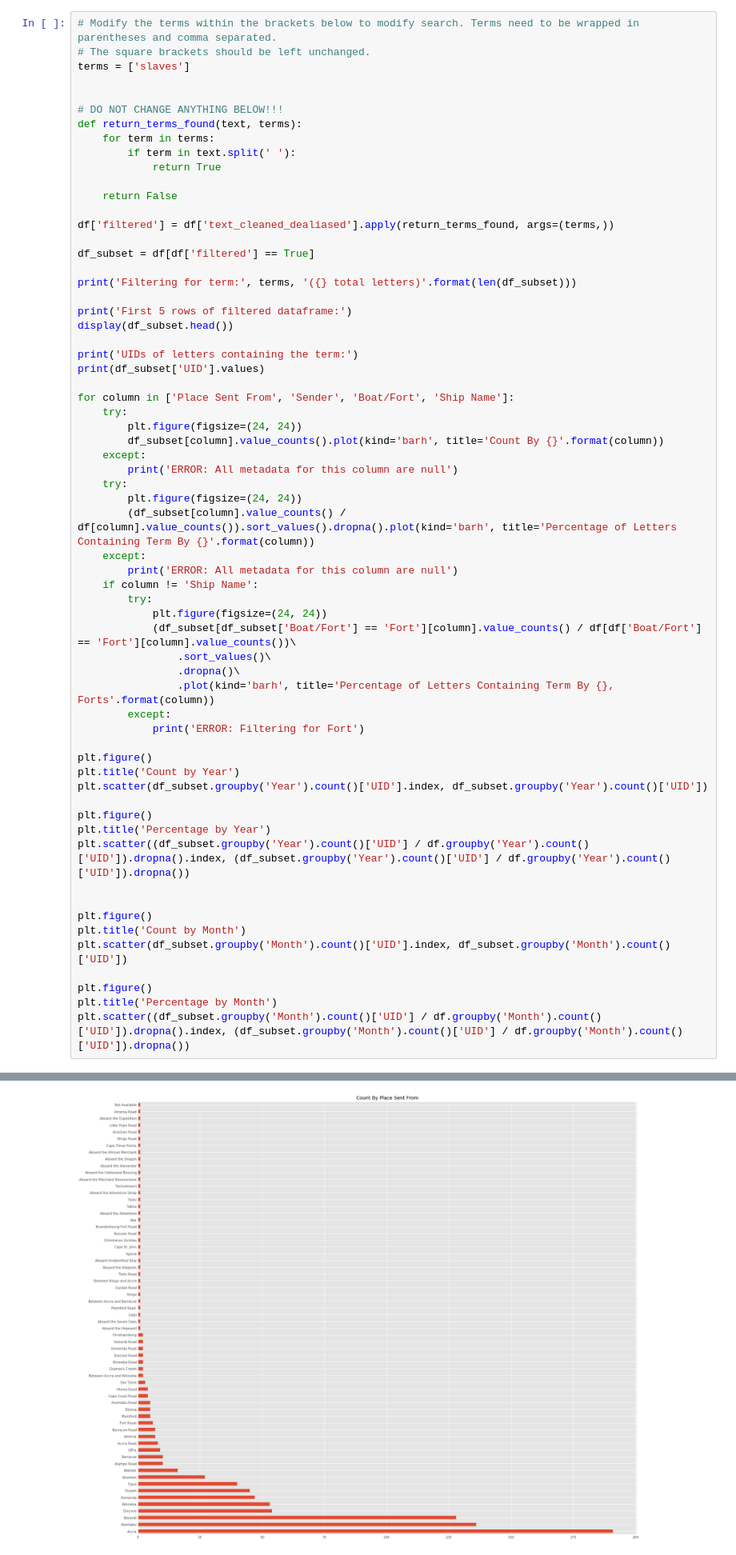
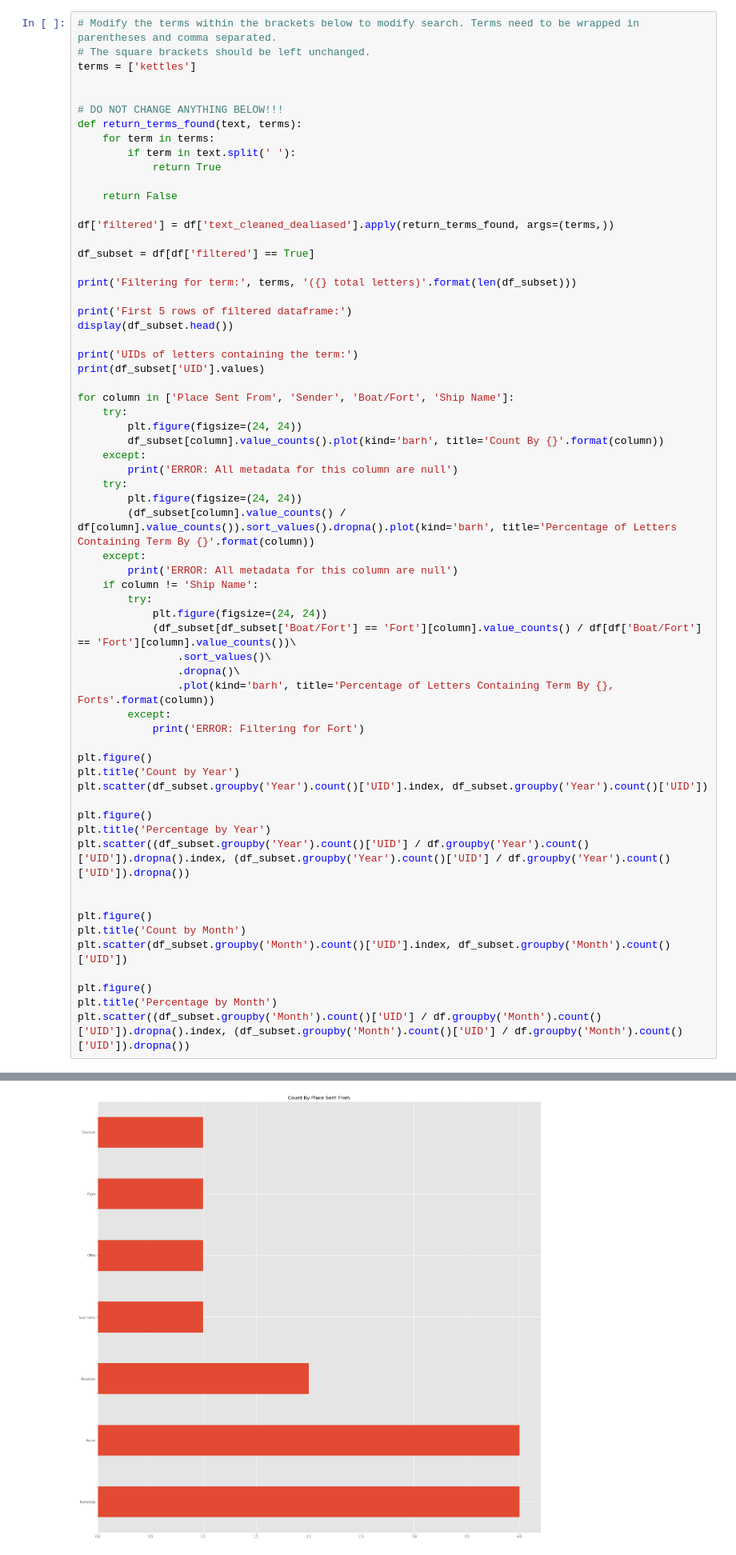
Before and after one commit to xueharry/RAC, a Jupyter notebook: Interactive-Search.ipynb, the cells around one changed output, grey strips where cells are left out. Shown at 80% size. Saved outputs shown, nothing was run; the diff lists cells and outputs as text.

```diff
--- a/Interactive-Search.ipynb
+++ b/Interactive-Search.ipynb
@@ -21,7 +21,7 @@ Usage: Modify what's within the brackets next to the variable named "terms" belo
 # %%
 # Modify the terms within the brackets below to modify search. Terms need to be wrapped in parentheses and comma separated.
 # The square brackets should be left unchanged.
-terms = ['slaves']
+terms = ['kettles']
 
 
 # DO NOT CHANGE ANYTHING BELOW!!!
@@ -110,2 +95,2 @@ UIDs of letters containing the term:
 <matplotlib.collections.PathCollection at 0x...>
-[figure, old version]
+[figure, new version]
```
Also changed, not shown: parts of 1 cell of this notebook, 3 other files.
